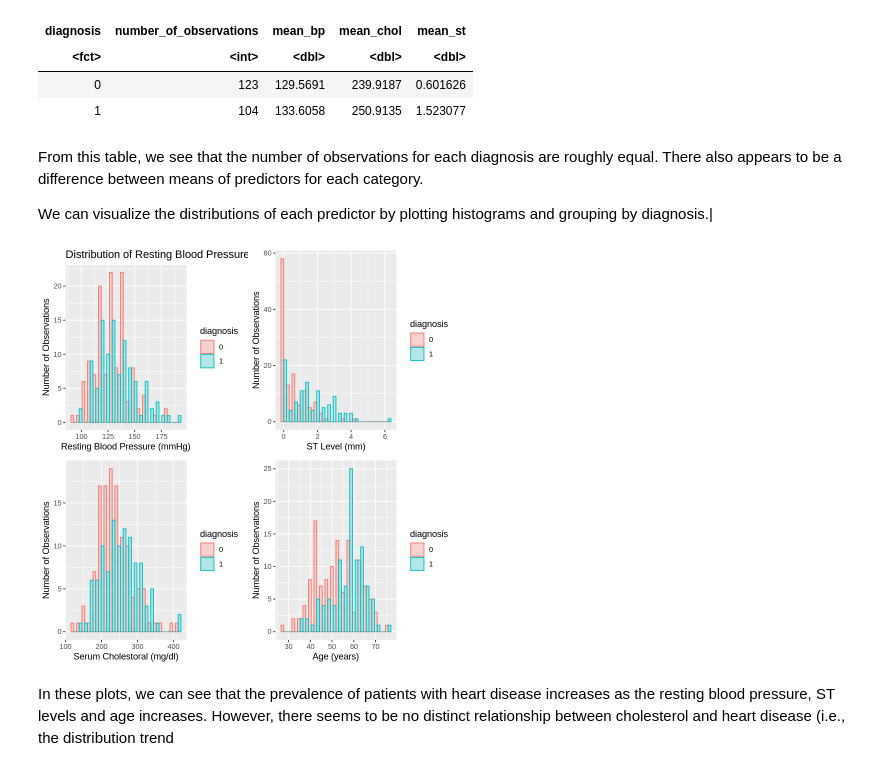
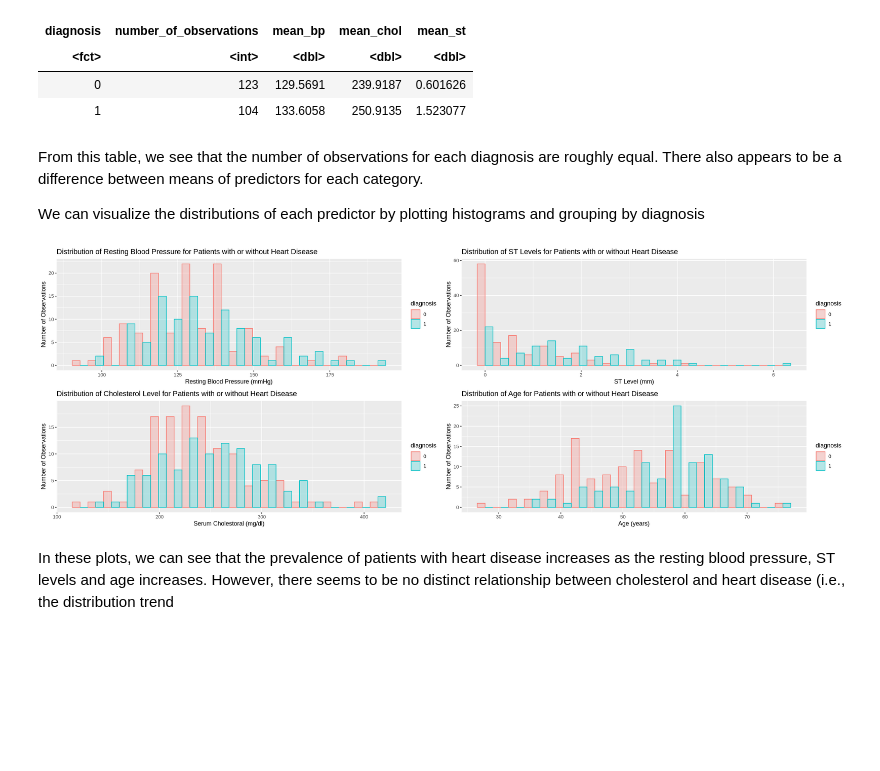
Before and after one commit to sendhelpDSCI/UBC_DSCI100_Group166, a Jupyter notebook: Code.ipynb, the cells around one changed output. Saved outputs shown, nothing was run; the diff lists cells and outputs as text; code cells hidden in the pictures; blank space fills up the shorter version.

Commit message:
new exploratory graphs

```diff
--- a/Code.ipynb
+++ b/Code.ipynb
@@ -93,20 +75,21 @@ A tibble: 2 × 5
 # %% [markdown]
 From this table, we see that the number of observations for each diagnosis are roughly equal. There also appears to be a difference between means of predictors for each category.
 
-We can visualize the distributions of each predictor by plotting histograms and grouping by diagnosis.|
+We can visualize the distributions of each predictor by plotting histograms and grouping by diagnosis
 # %%
+options(repr.plot.width = 20)
 bp_distribution <- ggplot(heart_train, aes(x = resting_blood_pressure, fill = diagnosis, colour = diagnosis)) + geom_histogram(bins = 20,alpha = 0.25, position =position_dodge()) + labs(x = "Resting Blood Pressure (mmHg)", y = "Number of Observations") + ggtitle("Distribution of Resting Blood Pressure for Patients with or without Heart Disease")
 
-chol_distribution <- ggplot(heart_train, aes(x = chol, fill = diagnosis, colour = diagnosis)) + geom_histogram(bins = 20, alpha = 0.25, position =position_dodge()) + labs(x ="Serum Cholestoral (mg/dl)", y = "Number of Observations")
+chol_distribution <- ggplot(heart_train, aes(x = chol, fill = diagnosis, colour = diagnosis)) + geom_histogram(bins = 20, alpha = 0.25, position =position_dodge()) + labs(x ="Serum Cholestoral (mg/dl)", y = "Number of Observations") +  ggtitle("Distribution of Cholesterol Level for Patients with or without Heart Disease")
 
-age_distribution <- ggplot(heart_train, aes(x = age, fill = diagnosis, colour = diagnosis)) + geom_histogram(bins = 20,alpha = 0.25, position =position_dodge()) + labs(x= "Age (years)", y = "Number of Observations")
+age_distribution <- ggplot(heart_train, aes(x = age, fill = diagnosis, colour = diagnosis)) + geom_histogram(bins = 20,alpha = 0.25, position =position_dodge()) + labs(x= "Age (years)", y = "Number of Observations") + ggtitle("Distribution of Age for Patients with or without Heart Disease")
 
-st_distribution <- ggplot(heart_train, aes(x = ST_level, fill = diagnosis, colour = diagnosis)) + geom_histogram(bins = 20, alpha = 0.25, position =position_dodge()) + labs(x = "ST Level (mm)", y = "Number of Observations")
+st_distribution <- ggplot(heart_train, aes(x = ST_level, fill = diagnosis, colour = diagnosis)) + geom_histogram(bins = 20, alpha = 0.25, position =position_dodge()) + labs(x = "ST Level (mm)", y = "Number of Observations") + ggtitle("Distribution of ST Levels for Patients with or without Heart Disease")
 
 #NEED TO MAKE DIMENSIONS BIGGER + ADD TITLES
 plot_grid(bp_distribution, st_distribution, chol_distribution, age_distribution)
 # %% [output]
-[figure, old version]
+[figure, new version]
 # %% [markdown]
 In these plots, we can see that the prevalence of patients with heart disease increases as the resting blood pressure, ST levels and age increases. However, there seems to be no distinct relationship between cholesterol and heart disease (i.e., the distribution trend
 # %% [markdown]
```
Also changed, not shown: parts of 1 cell of this notebook.
